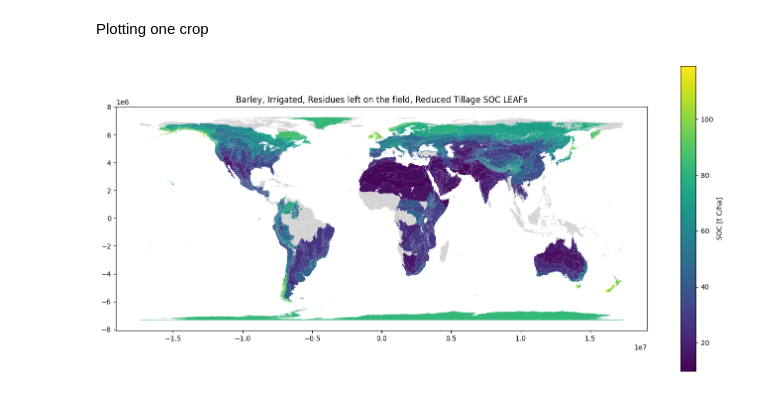
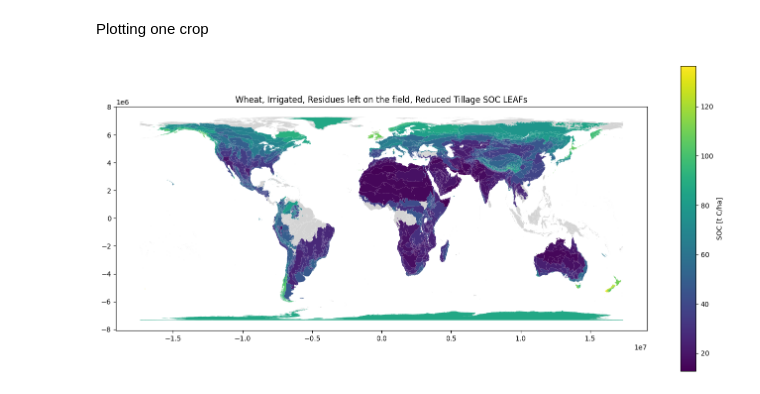
Before and after one commit to cloyolaangosto/SBTN_Test, a Jupyter notebook: documentation/SOC_LEAFs_ReducedTillage.ipynb, the cells around one changed output. Cells and saved outputs as stored; diff of their text form; code cells hidden in the pictures.

```diff
--- a/documentation/SOC_LEAFs_ReducedTillage.ipynb
+++ b/documentation/SOC_LEAFs_ReducedTillage.ipynb
@@ -586,16 +588,16 @@ gdf_test = gdf_test_geometries.merge(gdf_test_values.drop(columns="_source_file"
 # %% [markdown]
 Plotting one crop
 # %%
-er_leafs_check = gdf_test[gdf_test["flow_name"]=="Barley_irr_ron_rt_2030y_SOC"]
+er_leafs_check = gdf_test[gdf_test["flow_name"]=="Wheat_irr_ron_rt_2030y_SOC"]
 # %%
 fig, ax = plt.subplots(figsize=(14, 8))
 er_leafs_check.plot(column="cf", ax=ax, cmap="viridis",
            legend=True,
            legend_kwds={"label": "SOC [t C/ha]", "shrink": 0.8},
            missing_kwds={"color": "lightgrey", "label": "No value"})
 
-ax.set_title("Barley, Irrigated, Residues left on the field, Reduced Tillage SOC LEAFs")
+ax.set_title("Wheat, Irrigated, Residues left on the field, Reduced Tillage SOC LEAFs")
 plt.tight_layout()
 plt.show()
 # %% [output]
-[figure, old version]
+[figure, new version]
```
Also changed, not shown: parts of 2 cells of this notebook, 6 other files.
